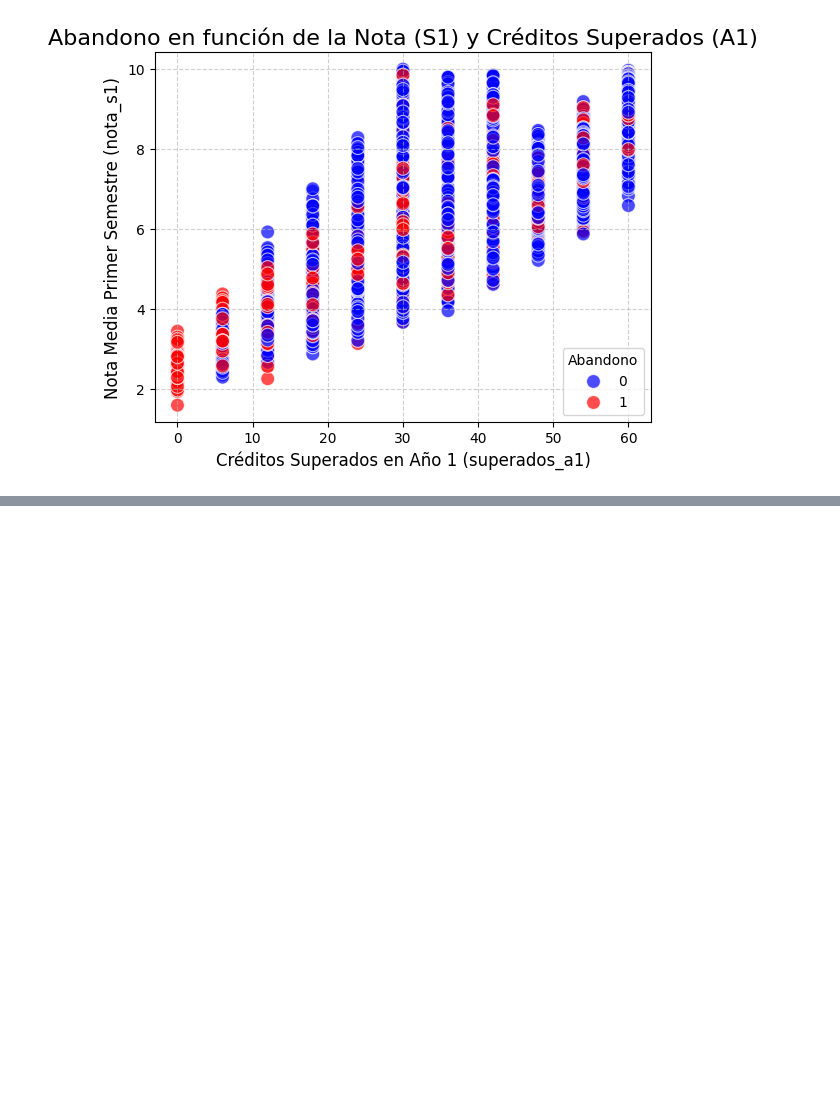
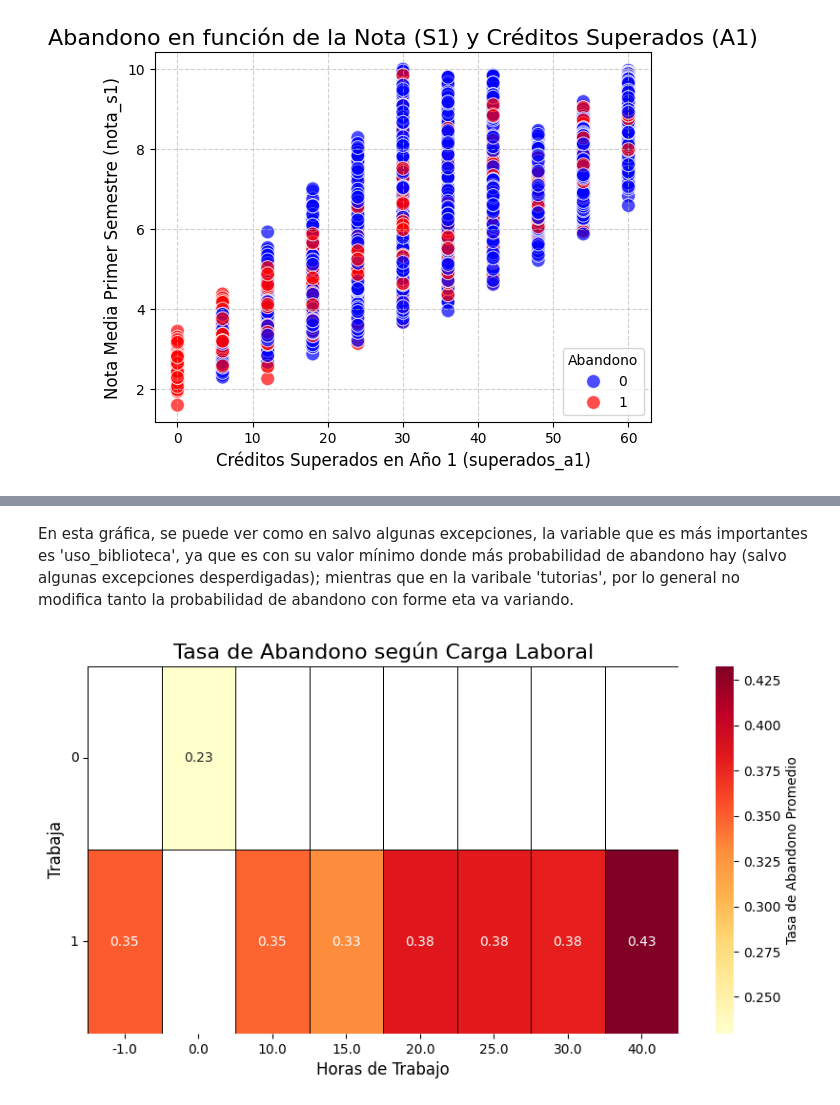
Before and after one commit to Marcos-Wth/Practica_1_Mineria_de_Datos, a Jupyter notebook: Práctica 1 - Análisis, procesamiento y validación .ipynb, the cells around one changed output, grey strips where cells are left out. Saved outputs shown, nothing was run; the diff lists cells and outputs as text; code cells hidden in the pictures; blank space fills up the shorter version.

```diff
--- a/Práctica 1 - Análisis, procesamiento y validación .ipynb
+++ b/Práctica 1 - Análisis, procesamiento y validación .ipynb
@@ -885,0 +917,35 @@ plt.show()
+# %% [markdown]
+En esta gráfica, se puede ver como en salvo algunas excepciones, la variable que es más importantes es 'uso_biblioteca', ya que es con su valor mínimo donde más probabilidad de abandono hay (salvo algunas excepciones desperdigadas); mientras que en la varibale 'tutorias', por lo general no modifica tanto la probabilidad de abandono con forme eta va variando.
+# %%
+# Realción entre trabaja u horas_trabajo
+
+# Lo primero será volver a crear un df_copia con la transformación previa de horas_trabajo
+df_copia =df_train.copy(deep=True)
+df_copia.loc[df_copia['trabaja'] == 0, 'horas_trabajo'] = df_copia.loc[df_copia['trabaja'] == 0, 'horas_trabajo'].fillna(0)
+df_copia.loc[df_copia['trabaja'] == 1, 'horas_trabajo'] = df_copia.loc[df_copia['trabaja'] == 1, 'horas_trabajo'].fillna(-1)
+
+heatmap_data = df_copia.pivot_table(
+    values='abandono',          # La variable objetivo (tasa de abandono)
+    index='trabaja',      # Filas (Trabaja: Sí/No)
+    columns='horas_trabajo',        # Columnas (Rangos de Horas)
+    aggfunc='mean'              # Queremos la media (tasa de abandono)
+)
+
+plt.figure(figsize=(10, 5))
+sns.heatmap(
+    heatmap_data,
+    annot=True,     # Mostrar el valor en cada celda
+    fmt=".2f",      # Formato de los valores (2 decimales)
+    cmap="YlOrRd",  # Mapa de color: amarillos-naranjas-rojos (para riesgo)
+    linewidths=.5,  # Líneas entre celdas
+    linecolor='black',
+    cbar_kws={'label': 'Tasa de Abandono Promedio'}
+)
+
+plt.title('Tasa de Abandono según Carga Laboral', fontsize=16)
+plt.xlabel('Horas de Trabajo', fontsize=12)
+plt.ylabel('Trabaja', fontsize=12)
+plt.yticks(rotation=0) # Mejor visualización de las etiquetas del eje Y
+plt.show()
+# %% [output]
+[figure, added]
```
Also changed, not shown: parts of 13 cells of this notebook.
